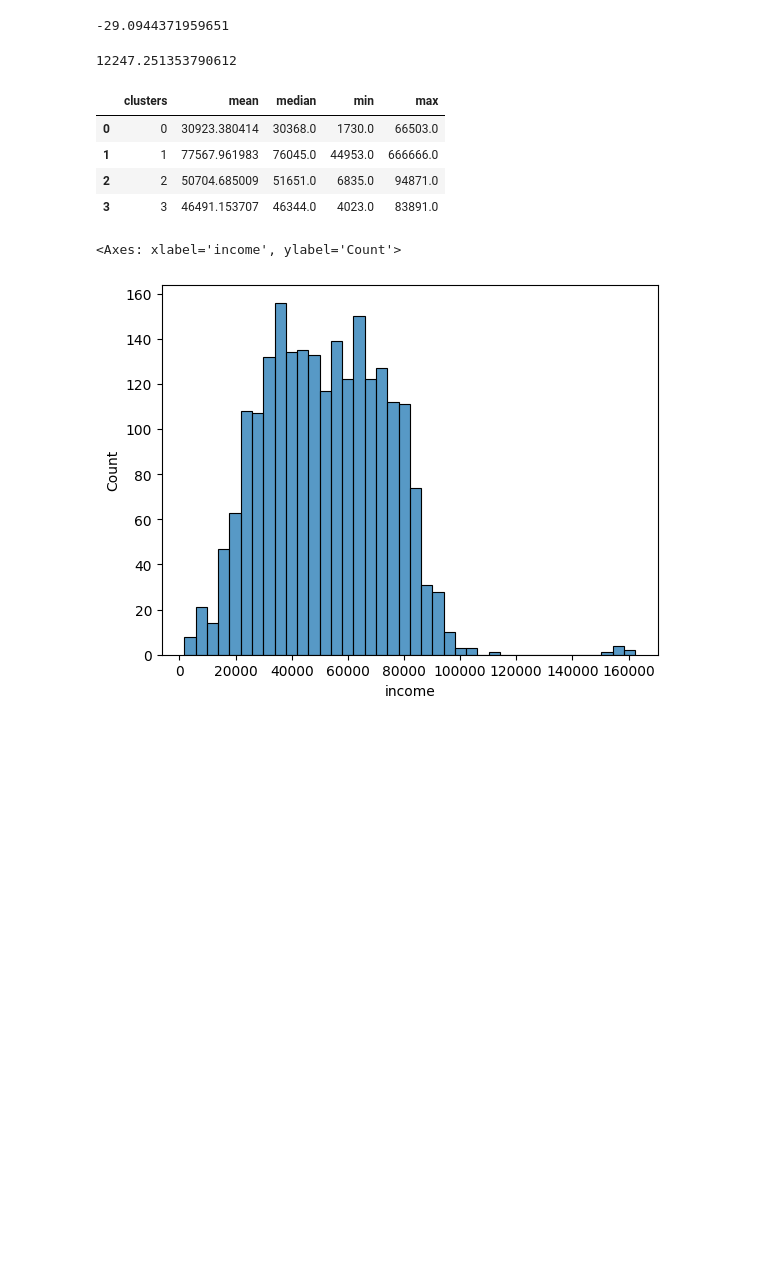
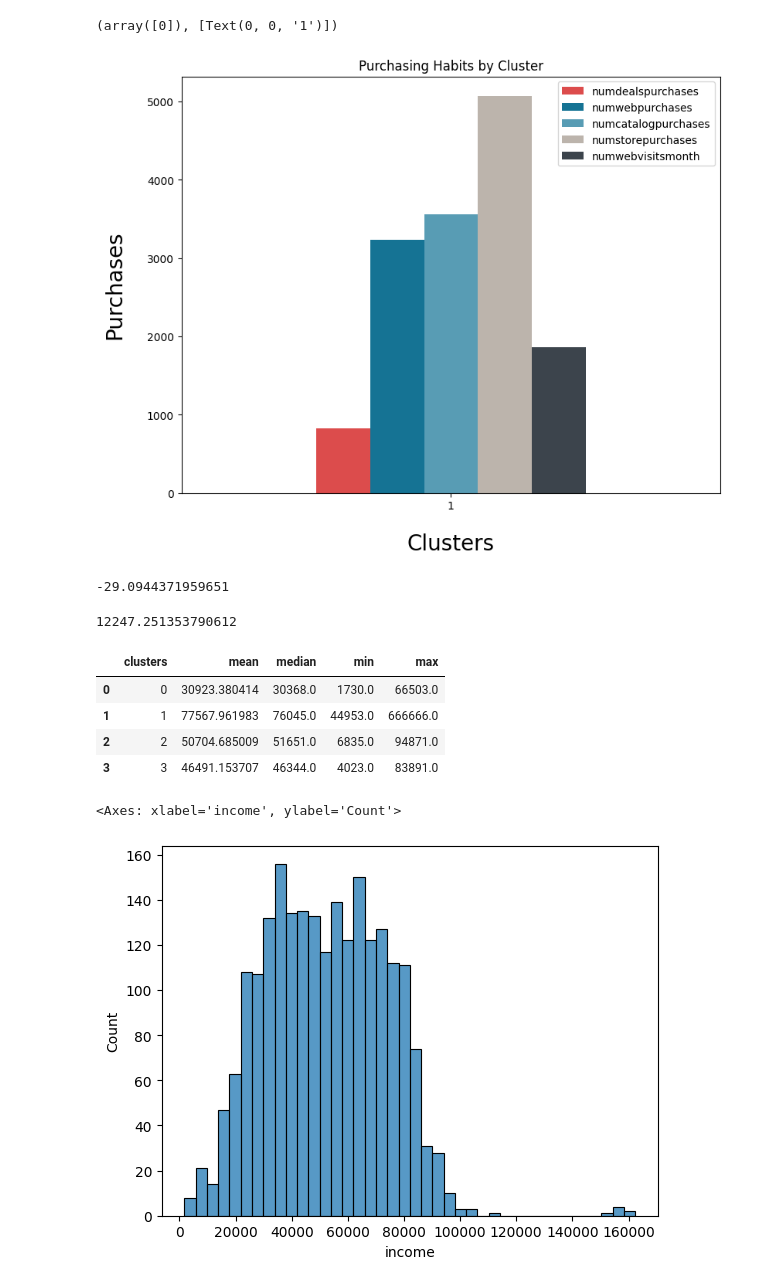
Before and after one commit to shashank297/Customer-Personality-Analysis, a Jupyter notebook: Notebook/test.ipynb, the cells around one changed output. Drawn from its saved outputs; the diff is of its cells as text; code cells hidden in the pictures; blank space fills up the shorter version.

```diff
--- a/Notebook/test.ipynb
+++ b/Notebook/test.ipynb
@@ -13,0 +35,3 @@ df=db.execute_query('select * from merge_table',fetch=True)
+# %%
+df1=df[df.clusters=='1']
+df1
@@ -14,3 +141,16 @@ df=db.execute_query('select * from merge_table',fetch=True)
+# %%
+cluster_purchases = df1.groupby('clusters')[['numdealspurchases', 'numwebpurchases', 'numcatalogpurchases',
+                                                  'numstorepurchases', 'numwebvisitsmonth']].sum()
+
+cluster_purchases.plot(kind='bar', color=['#dc4c4c','#157394','#589cb4','#bcb4ac','#3c444c'], figsize=(9,7))
+
+plt.title('Purchasing Habits by Cluster')
+plt.xlabel('Clusters', fontsize=20, labelpad=20)
+plt.ylabel('Purchases', fontsize=20, labelpad=20)
+plt.xticks(rotation=0, ha='center')
+# %% [output]
+(array([0]), [Text(0, 0, '1')])
+[figure, added]
 # %%
 income=df[df.clusters=='1'].income.mean()
 # %%
```
Also changed, not shown: parts of 9 cells of this notebook, 2 other files.
